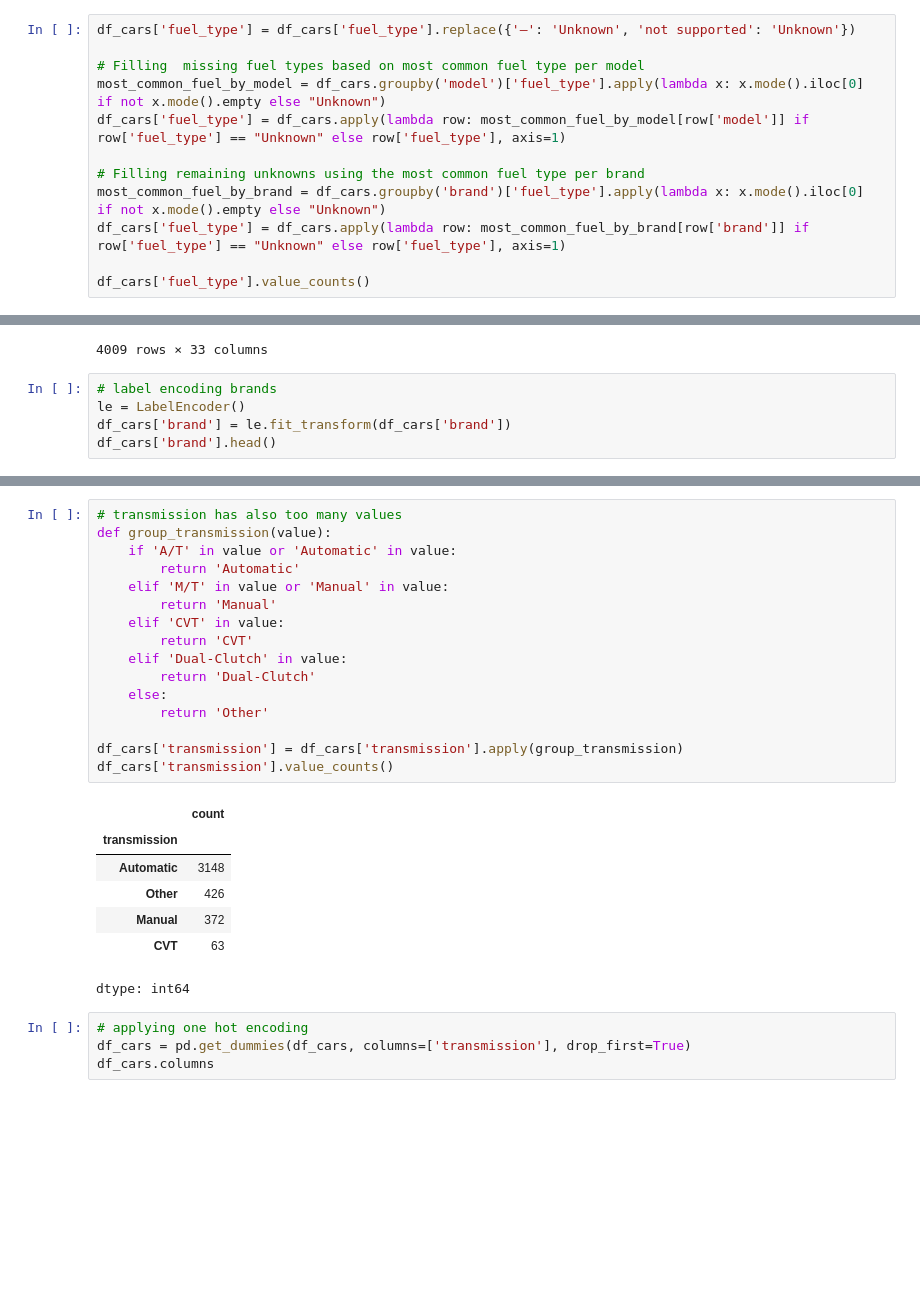
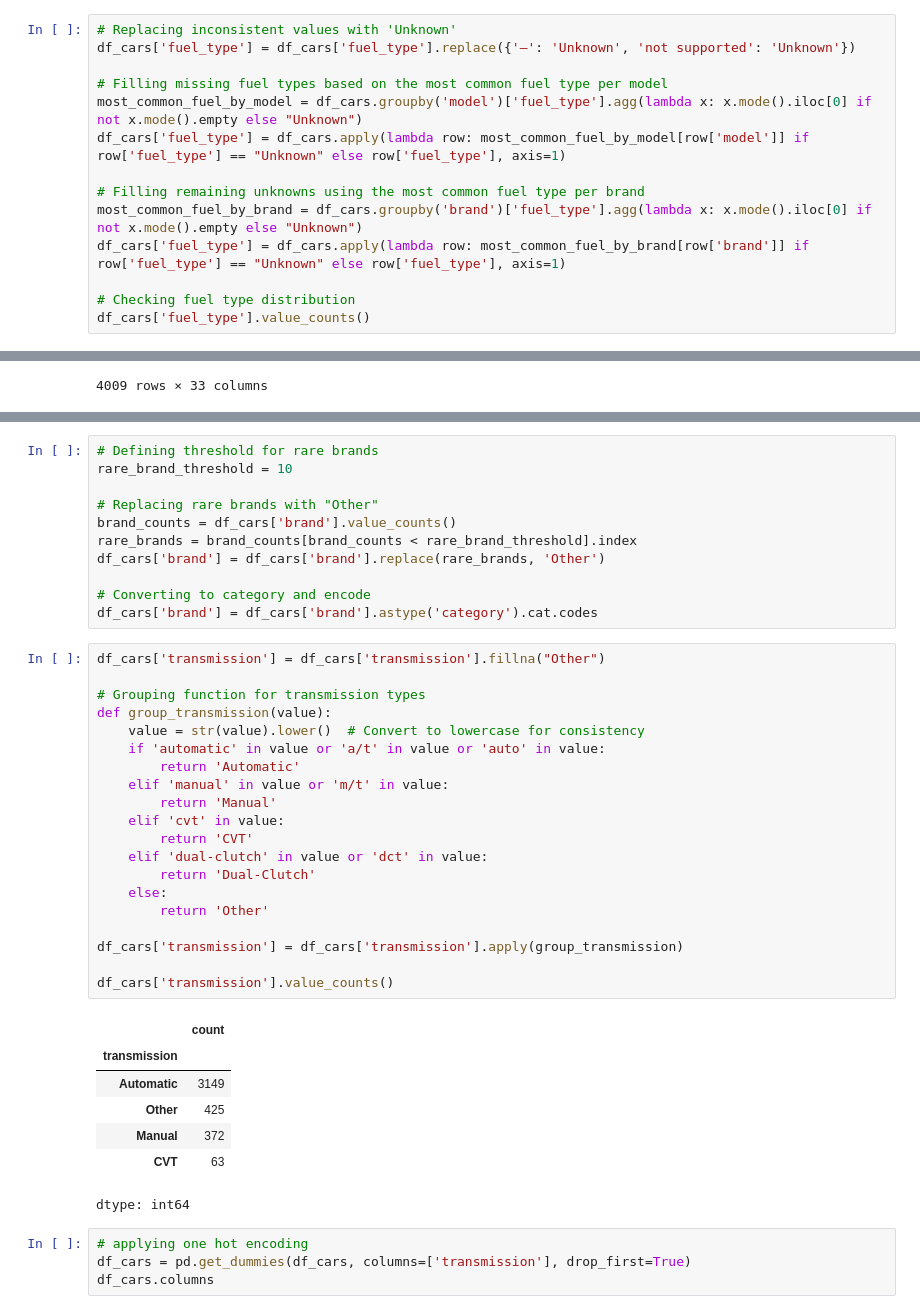
Before and after one commit to Arman001/AutoPrice-AI, a Jupyter notebook: notebooks/Car_Pricing_EDA.ipynb, the cells around one changed output, grey strips where cells are left out. Drawn from its saved outputs; the diff is of its cells as text; blank space fills up the shorter version.

```diff
--- a/notebooks/Car_Pricing_EDA.ipynb
+++ b/notebooks/Car_Pricing_EDA.ipynb
@@ -368,16 +368,18 @@ df_cars['fuel_type'].value_counts()
 | not supported | 2 |
 dtype: int64
 # %%
+# Replacing inconsistent values with 'Unknown'
 df_cars['fuel_type'] = df_cars['fuel_type'].replace({'–': 'Unknown', 'not supported': 'Unknown'})
 
-# Filling  missing fuel types based on most common fuel type per model
-most_common_fuel_by_model = df_cars.groupby('model')['fuel_type'].apply(lambda x: x.mode().iloc[0] if not x.mode().empty else "Unknown")
+# Filling missing fuel types based on the most common fuel type per model
+most_common_fuel_by_model = df_cars.groupby('model')['fuel_type'].agg(lambda x: x.mode().iloc[0] if not x.mode().empty else "Unknown")
 df_cars['fuel_type'] = df_cars.apply(lambda row: most_common_fuel_by_model[row['model']] if row['fuel_type'] == "Unknown" else row['fuel_type'], axis=1)
 
 # Filling remaining unknowns using the most common fuel type per brand
-most_common_fuel_by_brand = df_cars.groupby('brand')['fuel_type'].apply(lambda x: x.mode().iloc[0] if not x.mode().empty else "Unknown")
+most_common_fuel_by_brand = df_cars.groupby('brand')['fuel_type'].agg(lambda x: x.mode().iloc[0] if not x.mode().empty else "Unknown")
 df_cars['fuel_type'] = df_cars.apply(lambda row: most_common_fuel_by_brand[row['brand']] if row['fuel_type'] == "Unknown" else row['fuel_type'], axis=1)
 
+# Checking fuel type distribution
 df_cars['fuel_type'].value_counts()
 # %% [output]
 |  | count |
@@ -664,8 +683,3 @@ df_cars
 | 4007 | Ford | F-150 Raptor | 2020 | 33000.0 | 450.0 | A/T | 0.0 | Yes | 62999.0 | ... |
 | 4008 | BMW | X3 xDrive30i | 2020 | 43000.0 | 248.0 | A/T | 1.0 | Yes | 40000.0 | ... |
 4009 rows × 33 columns
-# %%
-# label encoding brands
-le = LabelEncoder()
-df_cars['brand'] = le.fit_transform(df_cars['brand'])
-df_cars['brand'].head()
@@ -680,24 +708,39 @@ dtype: int64
+# %%
+# Defining threshold for rare brands
+rare_brand_threshold = 10
+
+# Replacing rare brands with "Other"
+brand_counts = df_cars['brand'].value_counts()
+rare_brands = brand_counts[brand_counts < rare_brand_threshold].index
+df_cars['brand'] = df_cars['brand'].replace(rare_brands, 'Other')
+
+# Converting to category and encode
+df_cars['brand'] = df_cars['brand'].astype('category').cat.codes
 # %%
-# transmission has also too many values
+df_cars['transmission'] = df_cars['transmission'].fillna("Other")
+
+# Grouping function for transmission types
 def group_transmission(value):
-    if 'A/T' in value or 'Automatic' in value:
+    value = str(value).lower()  # Convert to lowercase for consistency
+    if 'automatic' in value or 'a/t' in value or 'auto' in value:
         return 'Automatic'
-    elif 'M/T' in value or 'Manual' in value:
+    elif 'manual' in value or 'm/t' in value:
         return 'Manual'
-    elif 'CVT' in value:
+    elif 'cvt' in value:
         return 'CVT'
-    elif 'Dual-Clutch' in value:
+    elif 'dual-clutch' in value or 'dct' in value:
         return 'Dual-Clutch'
     else:
         return 'Other'
 
 df_cars['transmission'] = df_cars['transmission'].apply(group_transmission)
+
 df_cars['transmission'].value_counts()
 # %% [output]
 |  | count |
 | transmission |  |
-| Automatic | 3148 |
-| Other | 426 |
+| Automatic | 3149 |
+| Other | 425 |
 | Manual | 372 |
 | CVT | 63 |
 dtype: int64
```
Also changed, not shown: parts of 9 cells of this notebook.
